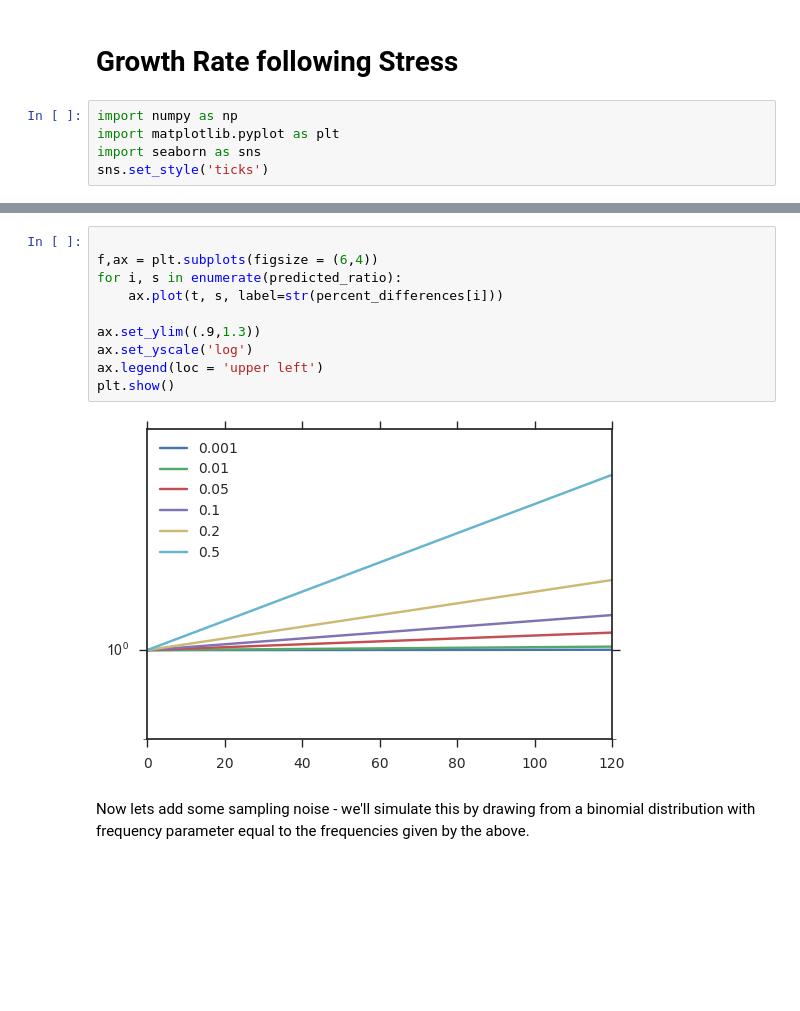
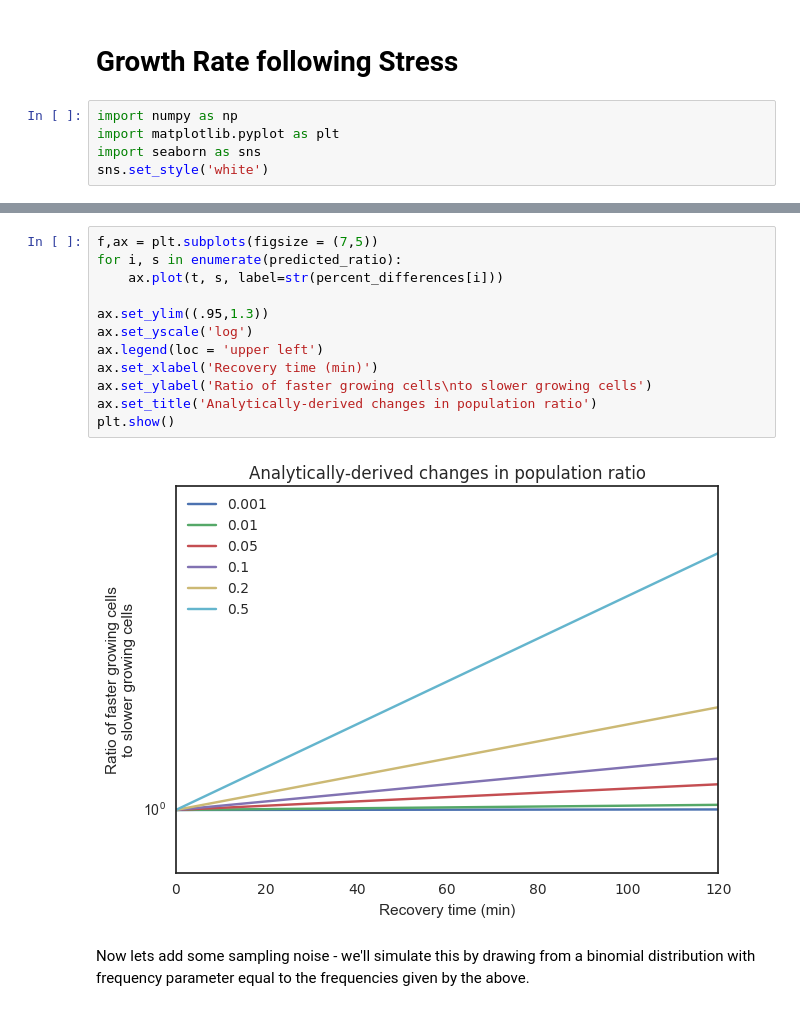
Before and after one commit to haneulyoo/agg_simv2, a Jupyter notebook: stress-growth-rate-sim.ipynb, the cells around one changed output, grey strips where cells are left out. Cells and saved outputs as stored; diff of their text form; blank space fills up the shorter version.

```diff
--- a/stress-growth-rate-sim.ipynb
+++ b/stress-growth-rate-sim.ipynb
@@ -4,5 +4,5 @@
 import numpy as np
 import matplotlib.pyplot as plt
 import seaborn as sns
-sns.set_style('ticks')
+sns.set_style('white')
 # %% [markdown]
@@ -45,15 +44,17 @@ predicted_freq = predicted_ratio/(predicted_ratio+1)
 # %%
-
-f,ax = plt.subplots(figsize = (6,4))
+f,ax = plt.subplots(figsize = (7,5))
 for i, s in enumerate(predicted_ratio):
     ax.plot(t, s, label=str(percent_differences[i]))
 
-ax.set_ylim((.9,1.3))
+ax.set_ylim((.95,1.3))
 ax.set_yscale('log')
 ax.legend(loc = 'upper left')
+ax.set_xlabel('Recovery time (min)')
+ax.set_ylabel('Ratio of faster growing cells\nto slower growing cells')
+ax.set_title('Analytically-derived changes in population ratio')
 plt.show()
 # %% [output]
-[figure, old version]
+[figure, new version]
 # %% [markdown]
 Now lets add some sampling noise - we'll simulate this by drawing from a binomial distribution with frequency parameter equal to the frequencies given by the above.
 # %%
```
Also changed, not shown: parts of 5 cells of this notebook.
